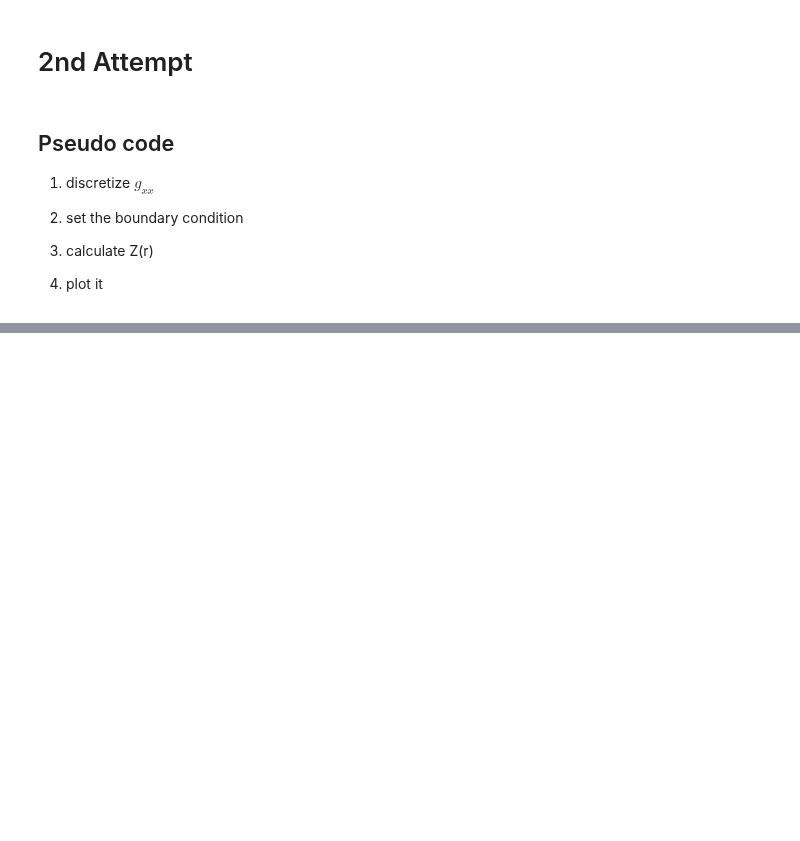
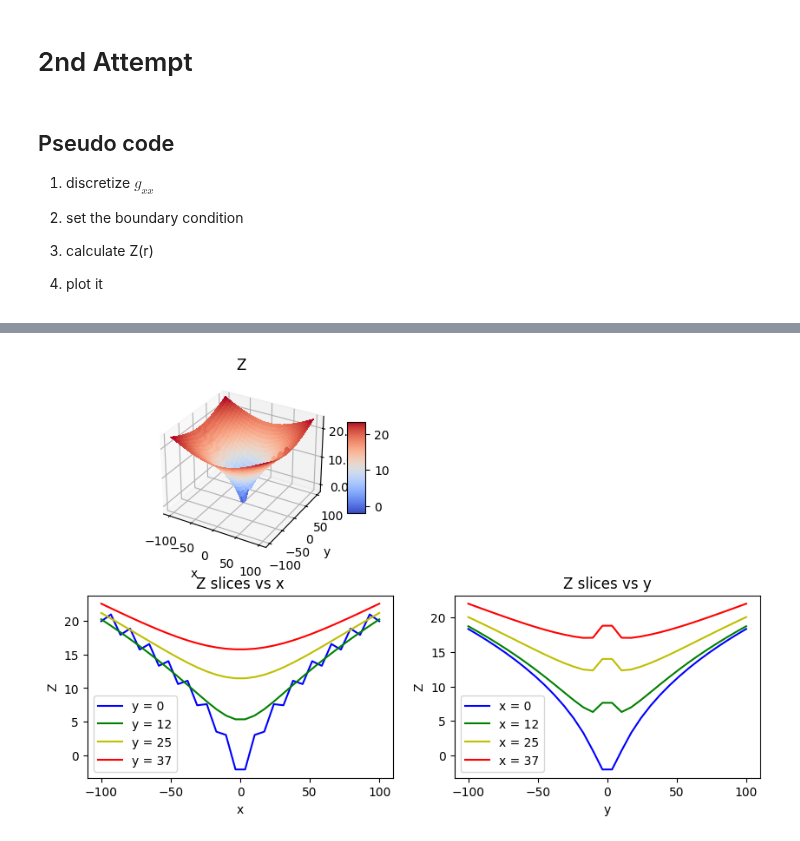
Before and after one commit to NagisaKanno/Embedding-PDE-beta, a Jupyter notebook: discretized_metric.ipynb, the cells around one changed output, grey strips where cells are left out. Saved outputs shown, nothing was run; the diff lists cells and outputs as text; code cells hidden in the pictures; blank space fills up the shorter version.

```diff
--- a/discretized_metric.ipynb
+++ b/discretized_metric.ipynb
@@ -391,3 +391,100 @@ def pick_partial_sign(x_coord, y_coord):
 import numpy as np
 import matplotlib.pyplot as plt
 from matplotlib import cm
+
+# ========================
+# Metric
+# ========================
+def g_xx_outside(x, y):
+    d = np.sqrt(x**2 + y**2)
+    return 1 + 2*M * (x**2 / d**3)
+def g_xx_inside(x, y):
+    epsilon = 1e-5
+    d = np.sqrt(x**2 + y**2) + epsilon
+    return 1 + M/R * (3 - d**2/R**2) * (x**2 / d**2)
+
+# ========================
+# Variables
+# ========================
+n_steps = 30 # must be even
+M = 1
+R = 10*M
+
+# ========================
+# Discretize the metric
+# ========================
+# size of the grid
+x_start, x_end = -100, 100
+y_start, y_end = -100, 100
+dx = (x_end - x_start) / (n_steps - 1)
+dy = (y_end - y_start) / (n_steps - 1)
+# create the grid
+x_axis = np.linspace(x_start, x_end, n_steps)
+y_axis = np.linspace(y_start, y_end, n_steps)
+x_meshed, y_meshed = np.meshgrid(x_axis, y_axis)
+
+# discretize the metric
+r = np.sqrt(x_meshed**2 + y_meshed**2)
+g_xx_discretized = np.where(r > R, g_xx_outside(x_meshed, y_meshed), g_xx_inside(x_meshed, y_meshed))
+
+# ========================
+# Evaluate Z(x,y)
+# ========================
+# Z grid
+z = np.zeros_like(x_meshed)
+# Boundary conditions
+left_boundary = 2 * np.sqrt(r[0] - M)
+right_boundary = 2 * np.sqrt(r[-1] - M)
+# Apply the boundary conditions
+z[:, 0] = left_boundary
+z[:, -1] = right_boundary
+# Evaluate other points
+for j in range(n_steps): # y loop
+    y = y_start + j*dy
+    for i in range(2, n_steps, 2): # even indeces, going forward
+        x = x_start + i*dx
+        z[j][i] = np.sign(x) * 2 * dx * np.sqrt(g_xx_discretized[j][i-1] - 1) + z[j][i-2]
+    for i in range(n_steps-3, 0, -2): # odd indeces, going backward
+        x = x_start + i*dx
+        z[j][i] = -np.sign(x) * 2 * dx * np.sqrt(g_xx_discretized[j][i+1] - 1) + z[j][i+2]
+i = 14
+x = x_start + i*dx
+print(x)
+
+# ========================
+# Plots
+# ========================
+# the function
+def plot_3d_and_slice(surface, surface_name):
+    num_slices = 4
+
+    fig= plt.figure(figsize=(10, 6))
+    ax_3d = fig.add_subplot(221, projection='3d')
+    ax_slicex = fig.add_subplot(223)
+    ax_slicey = fig.add_subplot(224)
+
+    # from matplotlib example (modified)
+    surf = ax_3d.plot_surface(x_meshed, y_meshed, surface, cmap=cm.coolwarm, linewidth=0, antialiased=False)
+    ax_3d.zaxis.set_major_formatter('{x:.02f}')
+    fig.colorbar(surf, shrink=0.5, aspect=5)
+    ax_3d.set(xlabel='x', ylabel='y', title=surface_name)
+    # ax_3d.set_zlim(bottom=0)
+
+    color = ['b', 'g', 'y' , 'r']
+    while len(color) < num_slices:
+        color.append['r']
+
+    for i in range(num_slices):
+        ax_slicex.plot(x_axis, surface[int(len(surface)*(1/2 + i/2/num_slices))], color[i], label=f'y = {int(100*i/2/num_slices)}')
+        ax_slicex.set(xlabel='x', ylabel=surface_name, title=f'{surface_name} slices vs x')
+        ax_slicey.plot(y_axis, surface[:,int(len(surface)*(1/2 + i/2/num_slices))], color[i], label=f'x = {int(100*i/2/num_slices)}')
+        ax_slicey.set(xlabel='y', ylabel=surface_name, title=f'{surface_name} slices vs y')
+    ax_slicex.legend()
+    ax_slicey.legend()
+
+    plt.tight_layout
+    plt.show()
+    return None
+# plot Z
+plot_3d_and_slice(z, 'Z')
+# %% [output]
@@ -393,0 +492 @@ from matplotlib import cm
+[figure, added]
```
Also changed, not shown: parts of 2 cells of this notebook, 2 other files.
